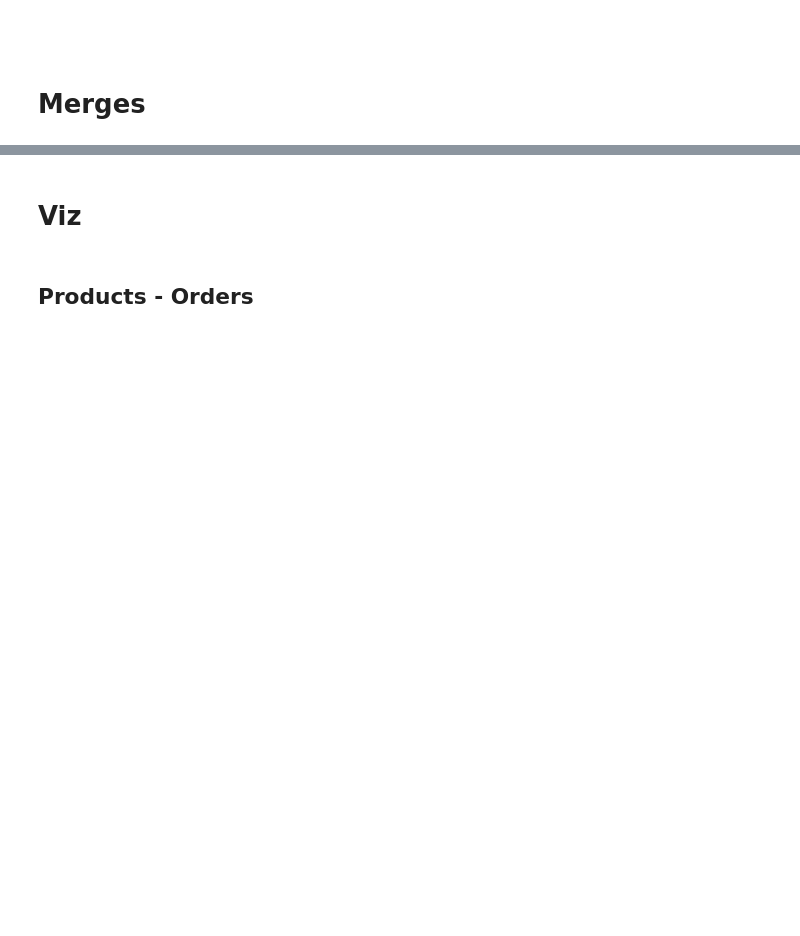
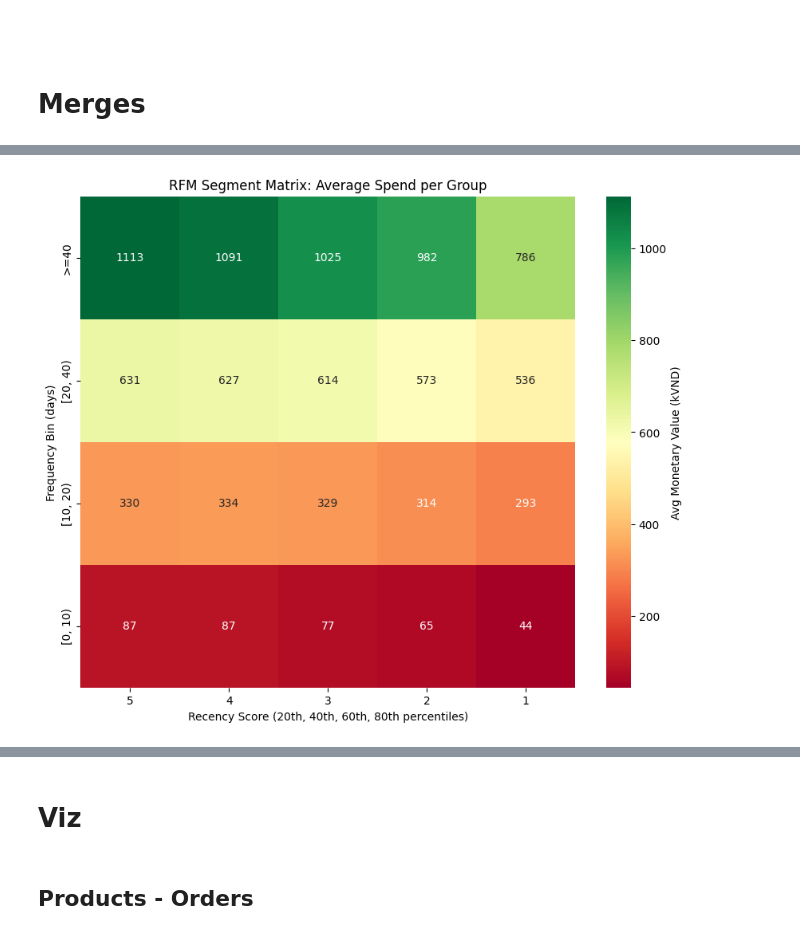
Before and after one commit to Ngoc-Cac/USHIET-DATATHON26, a Jupyter notebook: notebooks/eda.ipynb, the cells around one changed output, grey strips where cells are left out. Cells and saved outputs as stored; diff of their text form; code cells hidden in the pictures; blank space fills up the shorter version.

```diff
--- a/notebooks/eda.ipynb
+++ b/notebooks/eda.ipynb
@@ -63,4 +66,6 @@ full_reviews = dfs["reviews"].rename(columns=lambda i: f"reviews.{i}").merge(
     left_on="reviews.order_id",
     right_on="orders.order_id"
 )
+
+full_order_items["sales_value"] = full_order_items["order_items.quantity"] * full_order_items["order_items.unit_price"]
 # %%
@@ -69,0 +335,25 @@ full_shipments = dfs["shipments"].rename(lambda i: f"shipments.{i}").merge(
+# %%
+quintiles = 5
+labels = list(range(1, 6))
+rfm_df['R_score'] = pd.qcut(rfm_df['recency'], quintiles, labels=labels[::-1])
+rfm_df['F_score'] = pd.qcut(rfm_df['frequency'].rank(method='first'), quintiles, labels=labels)
+rfm_df['M_score'] = pd.qcut(rfm_df['monetary'], quintiles, labels=labels)
+# %%
+pivot = rfm_df.pivot_table(
+    index='frequency_bin',
+    columns='R_score',
+    values='monetary',
+    aggfunc='mean'
+) / 1e3
+pivot = pivot.loc[["[0, 10)", "[10, 20)", "[20, 40)", ">=40"]]
+
+plt.figure(figsize=(10, 8))
+sns.heatmap(pivot, annot=True, fmt=".0f", cmap="RdYlGn", cbar_kws={'label': 'Avg Monetary Value (kVND)'})
+
+plt.title('RFM Segment Matrix: Average Spend per Group')
+plt.xlabel('Recency Score (20th, 40th, 60th, 80th percentiles)')
+plt.ylabel('Frequency Bin (days)')
+plt.gca().invert_yaxis()
+plt.show()
+# %% [output]
+[figure, added]
```
Also changed, not shown: parts of 18 cells of this notebook.
